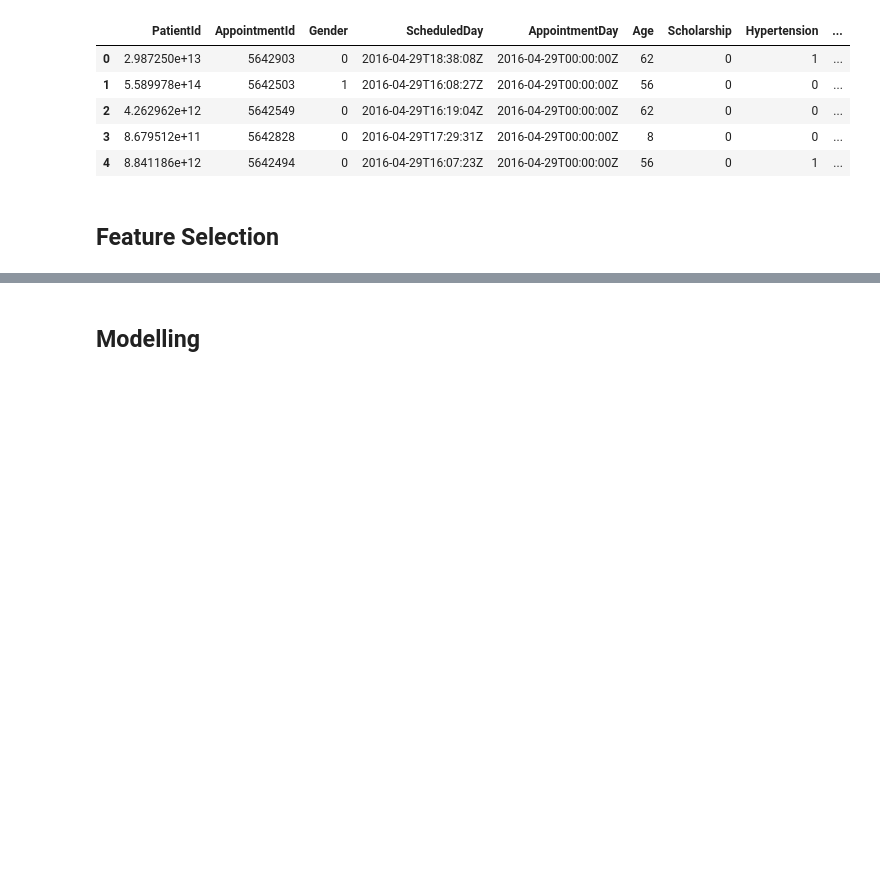
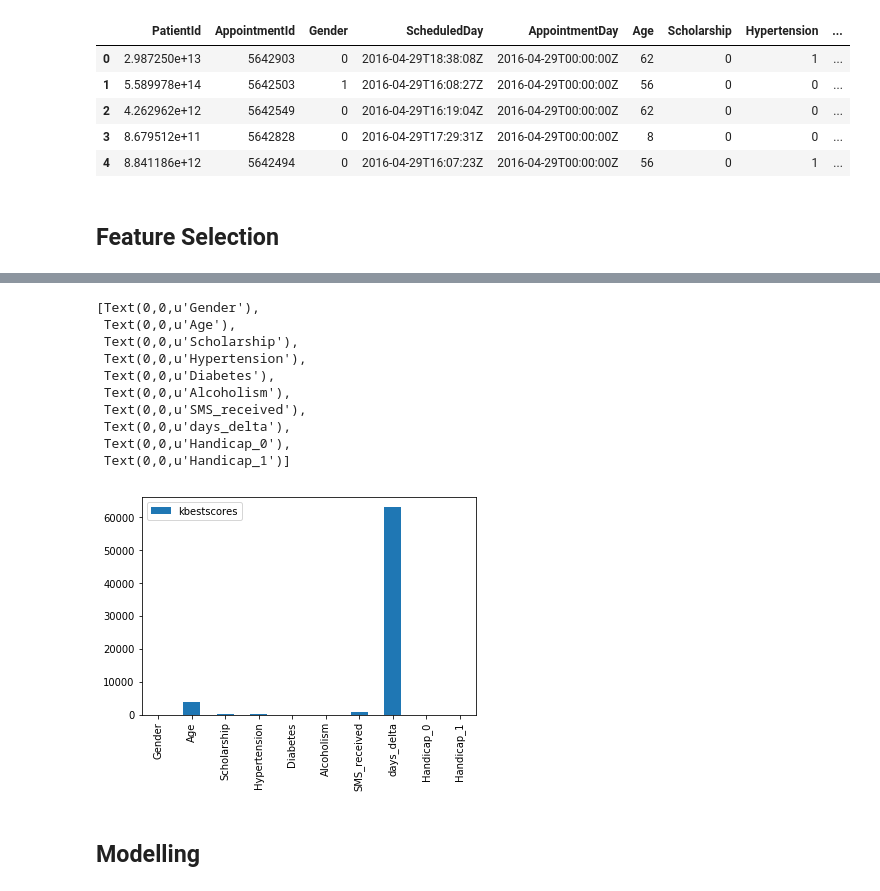
Before and after one commit to AmmarJawad/No-show-Medical-Appointments, a Jupyter notebook: project_submission.ipynb, the cells around one changed output, grey strips where cells are left out. Saved outputs shown, nothing was run; the diff lists cells and outputs as text; code cells hidden in the pictures; blank space fills up the shorter version.

Commit message:
SelectKBest and Feature Importances added for feature selection.

```diff
--- a/project_submission.ipynb
+++ b/project_submission.ipynb
@@ -293,0 +310,14 @@ for i in range(1, len(importances), 1):
+# %%
+# SelectKBest to identify best features
+selector = SelectKBest(chi2, k=5)
+selector.fit_transform(features_train, labels_train)
+
+# Storing best features and their stores in separate pd.Series
+scores = pd.Series(selector.scores_)
+columns = pd.Series(features_train.columns)
+
+# Concatenating both pd.Series into one df
+kbest = pd.concat([columns, scores], axis=1)
+kbest.rename(columns={0:'features',
+                   1:'kbestscores'}, inplace=True)
+kbest.head(10)
@@ -294,3 +336,19 @@ for i in range(1, len(importances), 1):
+# %%
+# Visualizing best features and their scores each
+kbest_plot = kbest.iloc[:10,:].plot.bar()
+kbest_plot.set_xticklabels(kbest['features'])
+# %% [output]
+[Text(0,0,u'Gender'),
+ Text(0,0,u'Age'),
+ Text(0,0,u'Scholarship'),
+ Text(0,0,u'Hypertension'),
+ Text(0,0,u'Diabetes'),
+ Text(0,0,u'Alcoholism'),
+ Text(0,0,u'SMS_received'),
+ Text(0,0,u'days_delta'),
+ Text(0,0,u'Handicap_0'),
+ Text(0,0,u'Handicap_1')]
+[figure, added]
 # %% [markdown]
 ## Modelling
 # %%
```
Also changed, not shown: parts of 5 cells of this notebook.
